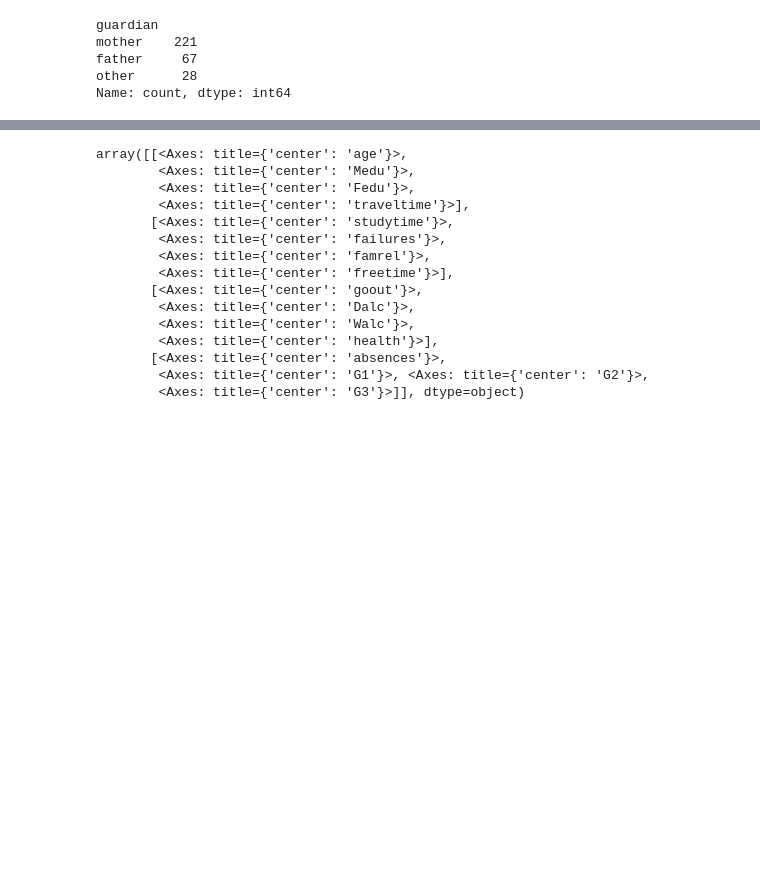
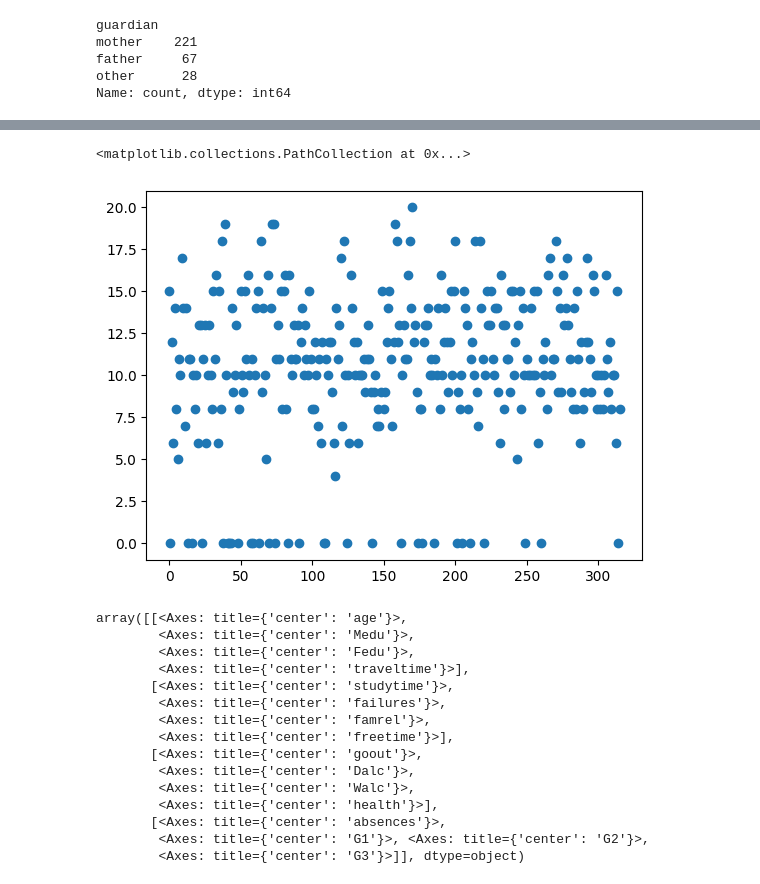
Before and after one commit to York-Solutions-B2E/luke-sands-aml-student-regression, a Jupyter notebook: EDA.ipynb, the cells around one changed output, grey strips where cells are left out. Drawn from its saved outputs; the diff is of its cells as text; code cells hidden in the pictures; blank space fills up the shorter version.

```diff
--- a/EDA.ipynb
+++ b/EDA.ipynb
@@ -161,3 +185,9 @@ Name: count, dtype: int64
+# %%
+Grades = df["G3"].sort_values()
+plt.scatter(Grades.index,Grades)
+# %% [output]
+<matplotlib.collections.PathCollection at 0x...>
+[figure, added]
 # %%
 # Look at distribution of numerical data
 df.hist(figsize=(10,10))
```
Also changed, not shown: parts of 1 cell of this notebook, 8 other files.
